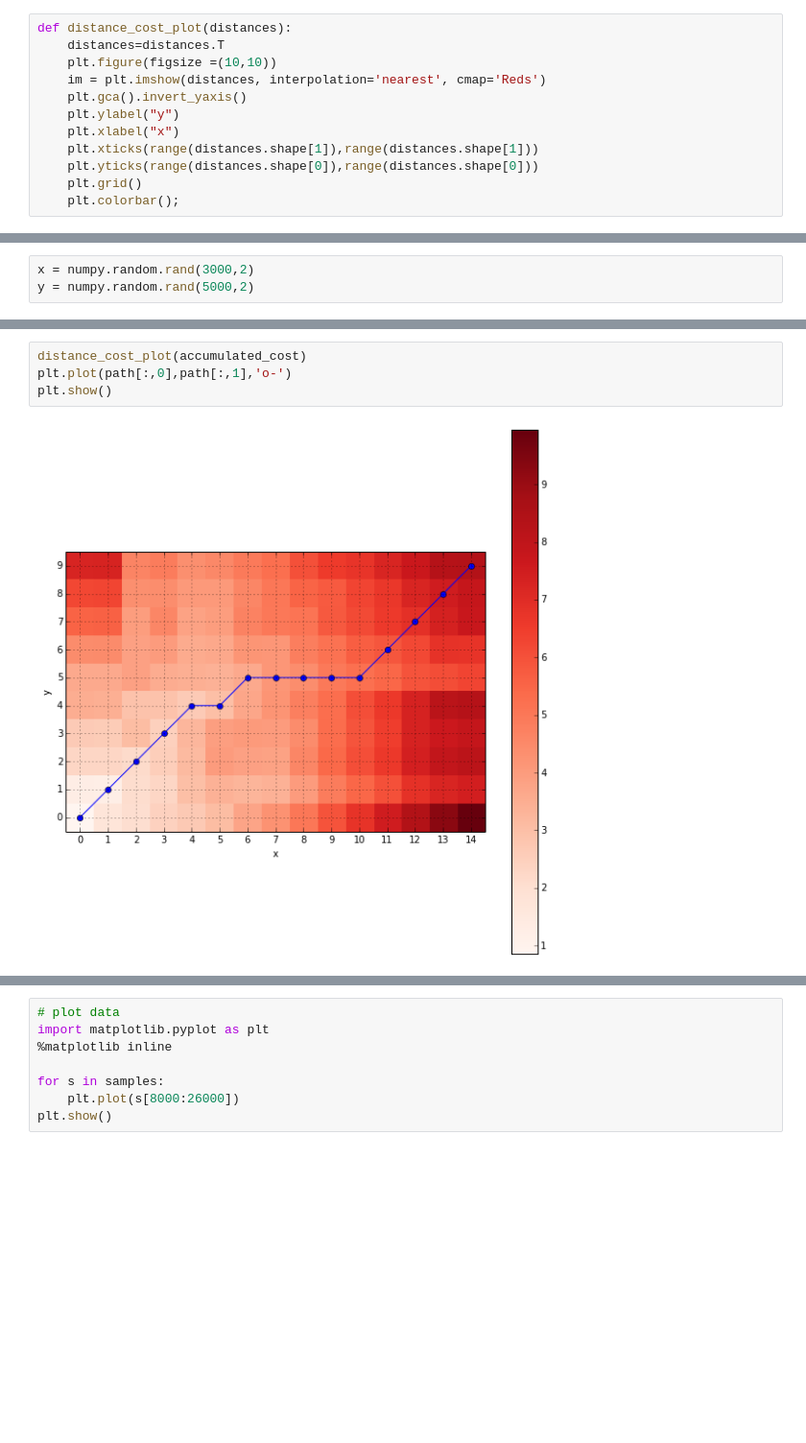
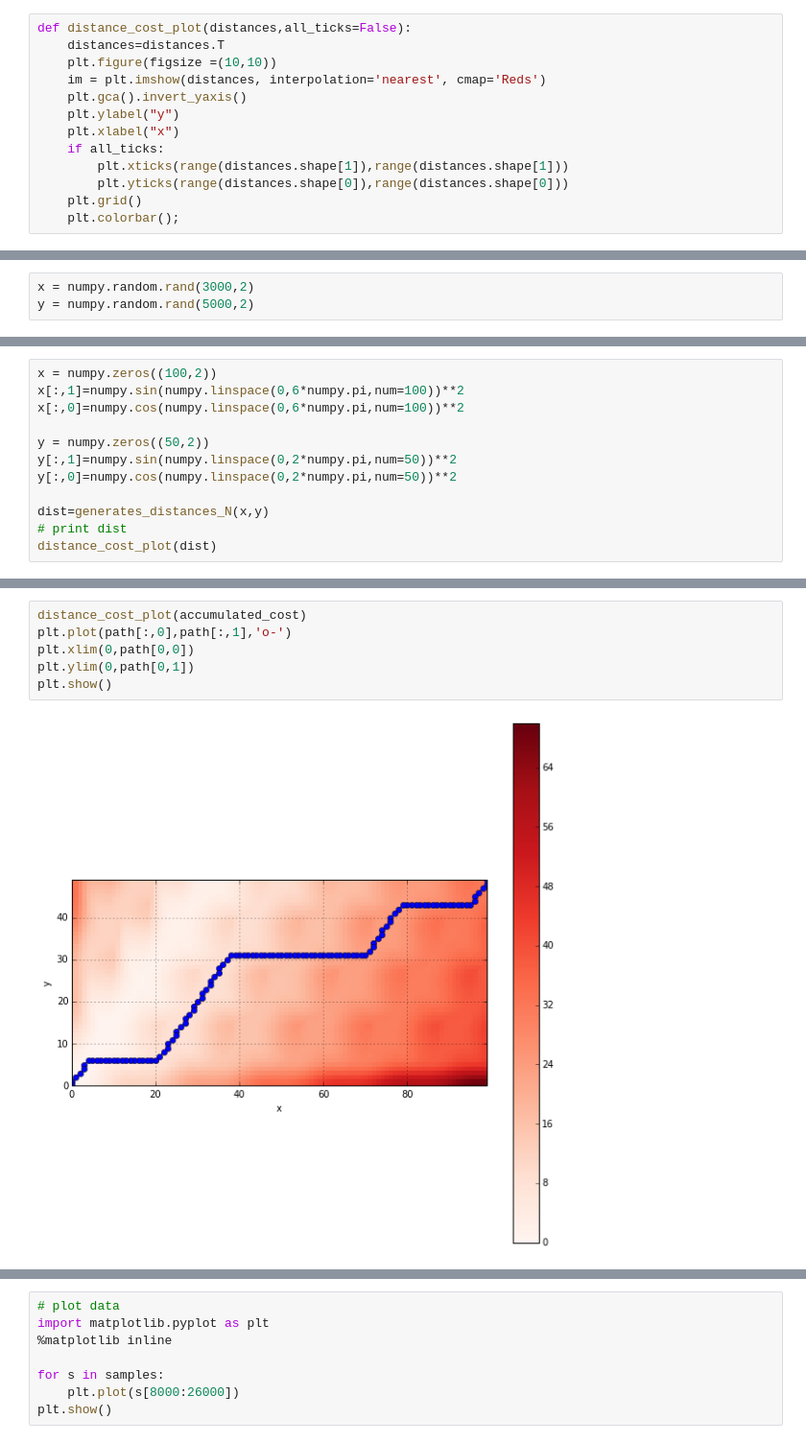
Before and after one commit to ricardodeazambuja/DTW, a Jupyter notebook: Dynamic_Time_Warping.ipynb, the cells around one changed output, grey strips where cells are left out. Shown at 96% size. Saved outputs shown, nothing was run; the diff lists cells and outputs as text; blank space fills up the shorter version.

```diff
--- a/Dynamic_Time_Warping.ipynb
+++ b/Dynamic_Time_Warping.ipynb
@@ -276,15 +291,16 @@ def path_cost_calculation(x,y,distances,accumulated_cost):
 
     return path,cost
 # %%
-def distance_cost_plot(distances):
+def distance_cost_plot(distances,all_ticks=False):
     distances=distances.T
     plt.figure(figsize =(10,10))
     im = plt.imshow(distances, interpolation='nearest', cmap='Reds')
     plt.gca().invert_yaxis()
     plt.ylabel("y")
     plt.xlabel("x")
-    plt.xticks(range(distances.shape[1]),range(distances.shape[1]))
-    plt.yticks(range(distances.shape[0]),range(distances.shape[0]))
+    if all_ticks:
+        plt.xticks(range(distances.shape[1]),range(distances.shape[1]))
+        plt.yticks(range(distances.shape[0]),range(distances.shape[0]))
     plt.grid()
     plt.colorbar();
 # %%
@@ -560,0 +589,12 @@ distance_cost_plot(dist)
+# %%
+x = numpy.zeros((100,2))
+x[:,1]=numpy.sin(numpy.linspace(0,6*numpy.pi,num=100))**2
+x[:,0]=numpy.cos(numpy.linspace(0,6*numpy.pi,num=100))**2
+
+y = numpy.zeros((50,2))
+y[:,1]=numpy.sin(numpy.linspace(0,2*numpy.pi,num=50))**2
+y[:,0]=numpy.cos(numpy.linspace(0,2*numpy.pi,num=50))**2
+
+dist=generates_distances_N(x,y)
+# print dist
+distance_cost_plot(dist)
@@ -582,9 +624,11 @@ Wall time: 93 µs
 # %%
 distance_cost_plot(accumulated_cost)
 plt.plot(path[:,0],path[:,1],'o-')
+plt.xlim(0,path[0,0])
+plt.ylim(0,path[0,1])
 plt.show()
 # %% [output]
-[figure, old version]
+[figure, new version]
 # %%
 %%time
 dist=distances_matrix(x,y)
```
Also changed, not shown: parts of 48 cells of this notebook, 2 other files.
